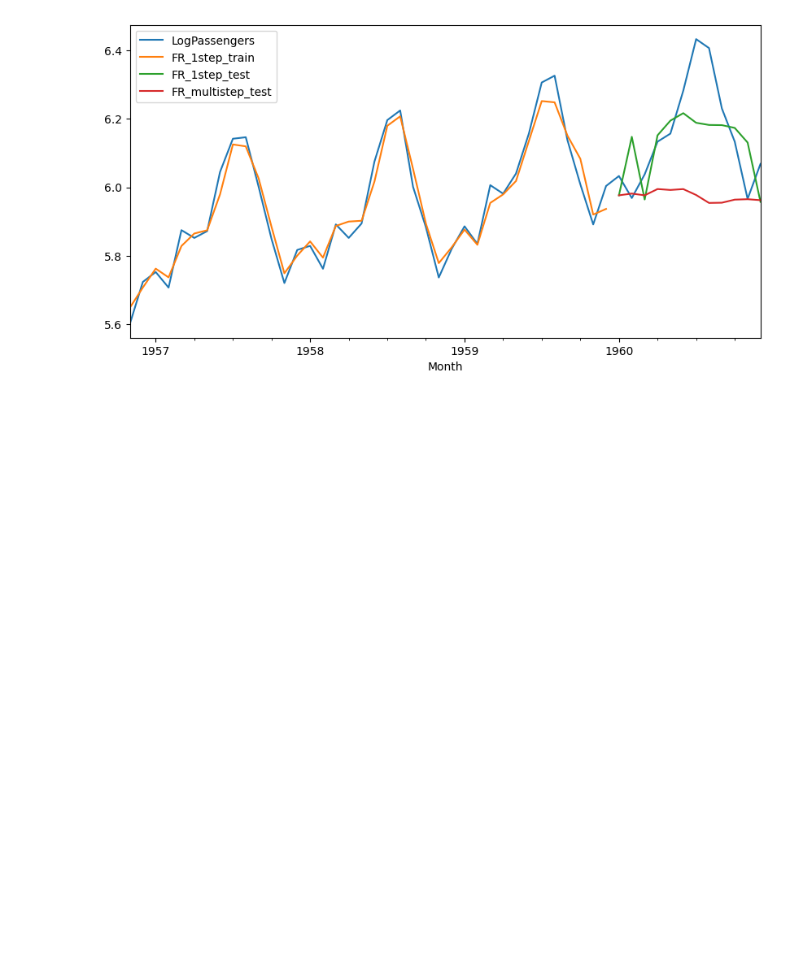
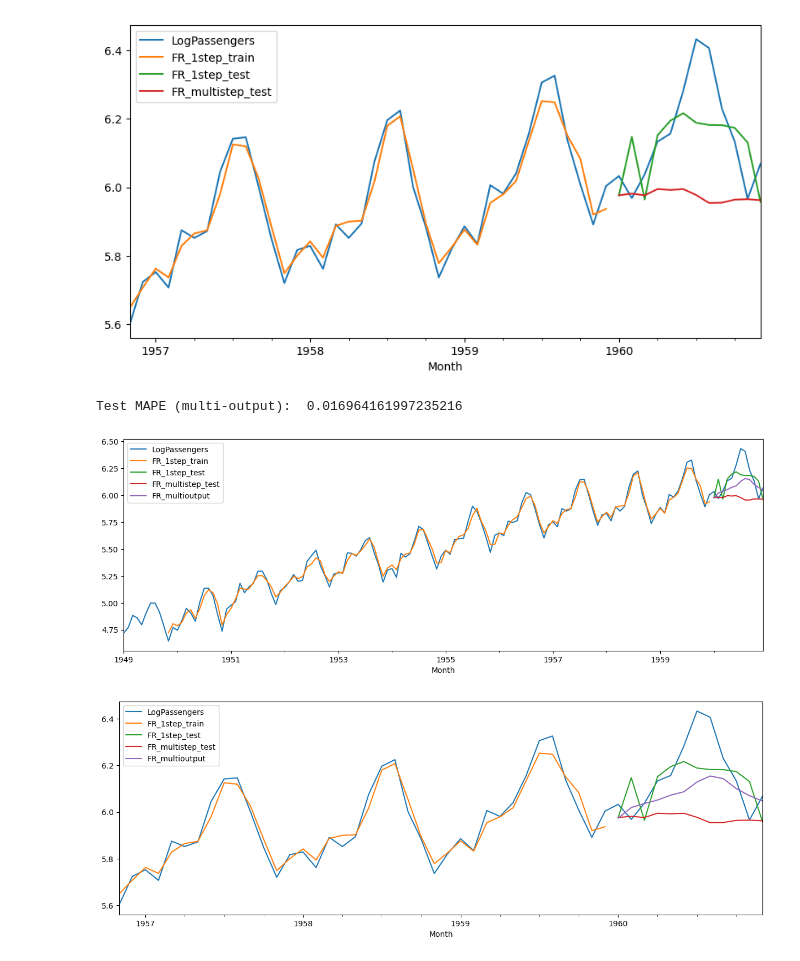
Before and after one commit to yeesem/Time-Series-Data-Analysis, a Jupyter notebook: ML_Airline_No_Differencing.ipynb, the cells around one changed output. Drawn from its saved outputs; the diff is of its cells as text; code cells hidden in the pictures; blank space fills up the shorter version.

```diff
--- a/ML_Airline_No_Differencing.ipynb
+++ b/ML_Airline_No_Differencing.ipynb
@@ -372,3 +372,30 @@ Test  R^2:  0.25840385577670033
 Test MAPE (multi-step):  0.028961418682025144
 [figure]
 [figure]
+# %%
+def multi_output_forecast(model,name):
+  model.fit(XTrain_m,YTrain_m)
+
+  #save multi-output forecast to dataframe
+  df.loc[test_idx,f'{name}_multioutput'] = model.predict(XTest_m).flatten()
+
+  mape = mean_absolute_percentage_error(
+      YTest,df.loc[test_idx,f'{name}_multioutput']
+  )
+  print("Test MAPE (multi-output): ",mape)
+
+  cols = [
+      'LogPassengers',
+      f'{name}_1step_train',
+      f'{name}_1step_test',
+      f'{name}_multistep_test',
+      f'{name}_multioutput'
+  ]
+  df[cols].plot(figsize = (15,5))
+  df.iloc[-50:][cols].plot(figsize = (15,5));
+# %%
+multi_output_forecast(RandomForestRegressor(),'FR')
+# %% [output]
+Test MAPE (multi-output):  0.016964161997235216
+[figure, added]
+[figure, added]
```
